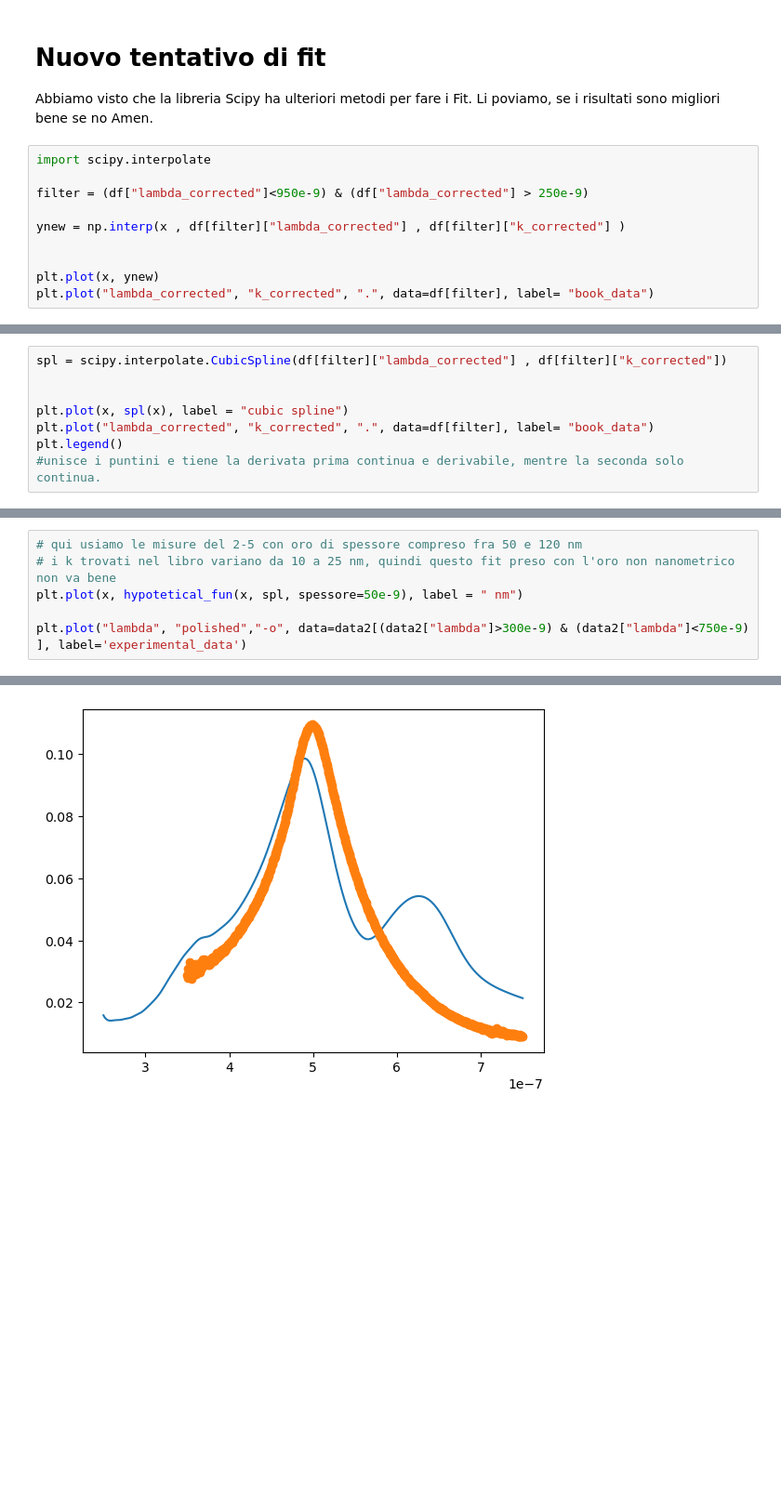
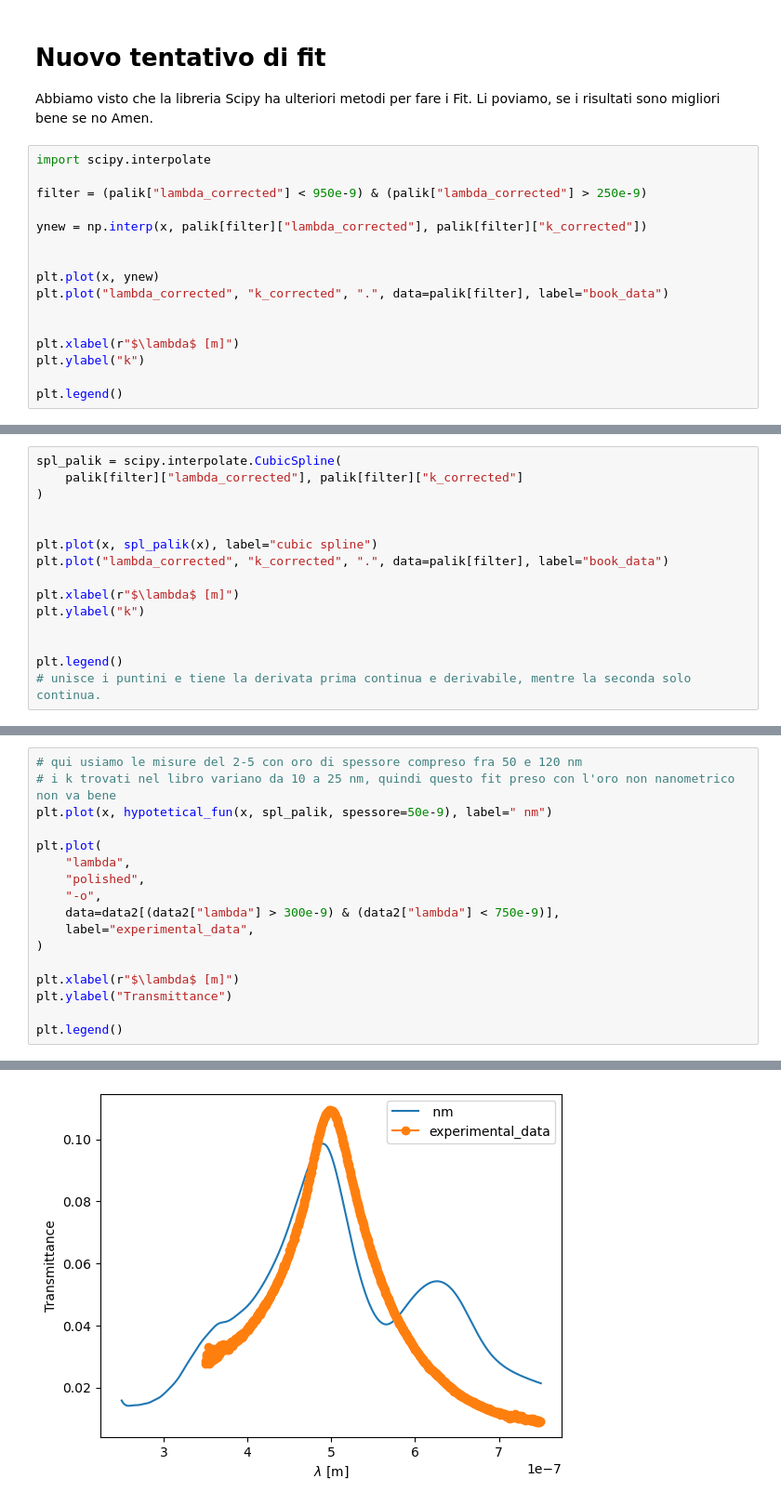
Before and after one commit to RandDouble/lab_mat, a Jupyter notebook: fit_lab.ipynb, the cells around one changed output, grey strips where cells are left out. Shown at 93% size. Drawn from its saved outputs; the diff is of its cells as text; blank space fills up the shorter version.

```diff
--- a/fit_lab.ipynb
+++ b/fit_lab.ipynb
@@ -129,11 +155,17 @@ Abbiamo visto che la libreria Scipy ha ulteriori metodi per fare i Fit. Li povia
 # %%
 import scipy.interpolate
 
-filter = (df["lambda_corrected"]<950e-9) & (df["lambda_corrected"] > 250e-9)
+filter = (palik["lambda_corrected"] < 950e-9) & (palik["lambda_corrected"] > 250e-9)
 
-ynew = np.interp(x , df[filter]["lambda_corrected"] , df[filter]["k_corrected"] )
+ynew = np.interp(x, palik[filter]["lambda_corrected"], palik[filter]["k_corrected"])
 
 
 plt.plot(x, ynew)
-plt.plot("lambda_corrected", "k_corrected", ".", data=df[filter], label= "book_data")
+plt.plot("lambda_corrected", "k_corrected", ".", data=palik[filter], label="book_data")
+
+
+plt.xlabel(r"$\lambda$ [m]")
+plt.ylabel("k")
+
+plt.legend()
 # %% [output]
@@ -149,10 +192,17 @@ plt.plot("lambda", "polished","-o", data=data[(data["lambda"]>300e-9) & (data["l
 # %%
-spl = scipy.interpolate.CubicSpline(df[filter]["lambda_corrected"] , df[filter]["k_corrected"])
+spl_palik = scipy.interpolate.CubicSpline(
+    palik[filter]["lambda_corrected"], palik[filter]["k_corrected"]
+)
 
 
-plt.plot(x, spl(x), label = "cubic spline")
-plt.plot("lambda_corrected", "k_corrected", ".", data=df[filter], label= "book_data")
+plt.plot(x, spl_palik(x), label="cubic spline")
+plt.plot("lambda_corrected", "k_corrected", ".", data=palik[filter], label="book_data")
+
+plt.xlabel(r"$\lambda$ [m]")
+plt.ylabel("k")
+
+
 plt.legend()
-#unisce i puntini e tiene la derivata prima continua e derivabile, mentre la seconda solo continua.
+# unisce i puntini e tiene la derivata prima continua e derivabile, mentre la seconda solo continua.
 # %% [output]
 <matplotlib.legend.Legend at 0x...>
@@ -167,7 +228,18 @@ plt.plot("lambda", "polished","-o", data=data[(data["lambda"]>300e-9) & (data["l
 # %%
 # qui usiamo le misure del 2-5 con oro di spessore compreso fra 50 e 120 nm
 # i k trovati nel libro variano da 10 a 25 nm, quindi questo fit preso con l'oro non nanometrico non va bene
-plt.plot(x, hypotetical_fun(x, spl, spessore=50e-9), label = " nm")
+plt.plot(x, hypotetical_fun(x, spl_palik, spessore=50e-9), label=" nm")
 
-plt.plot("lambda", "polished","-o", data=data2[(data2["lambda"]>300e-9) & (data2["lambda"]<750e-9) ], label='experimental_data')
+plt.plot(
+    "lambda",
+    "polished",
+    "-o",
+    data=data2[(data2["lambda"] > 300e-9) & (data2["lambda"] < 750e-9)],
+    label="experimental_data",
+)
+
+plt.xlabel(r"$\lambda$ [m]")
+plt.ylabel("Transmittance")
+
+plt.legend()
 # %% [output]
@@ -175 +247 @@ plt.plot("lambda", "polished","-o", data=data2[(data2["lambda"]>300e-9) & (data2
-[figure, old version]
+[figure, new version]
```
Also changed, not shown: parts of 20 cells of this notebook, 3 other files.
